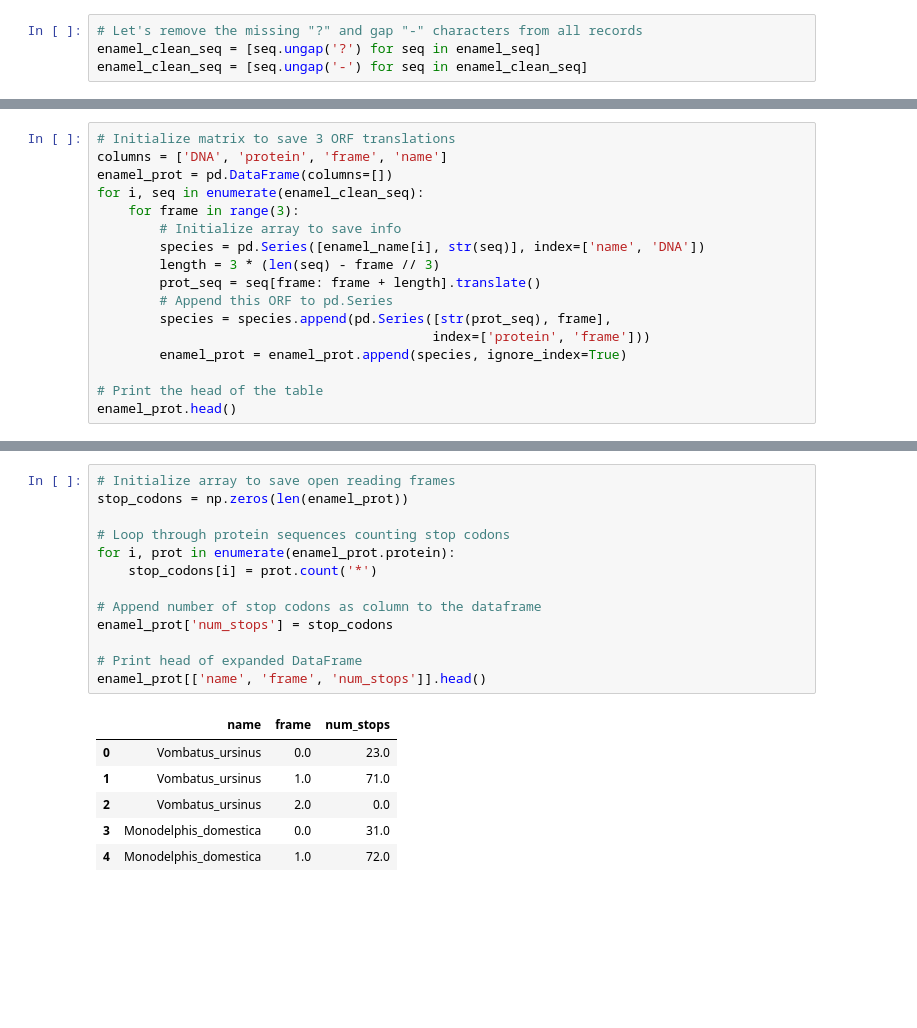
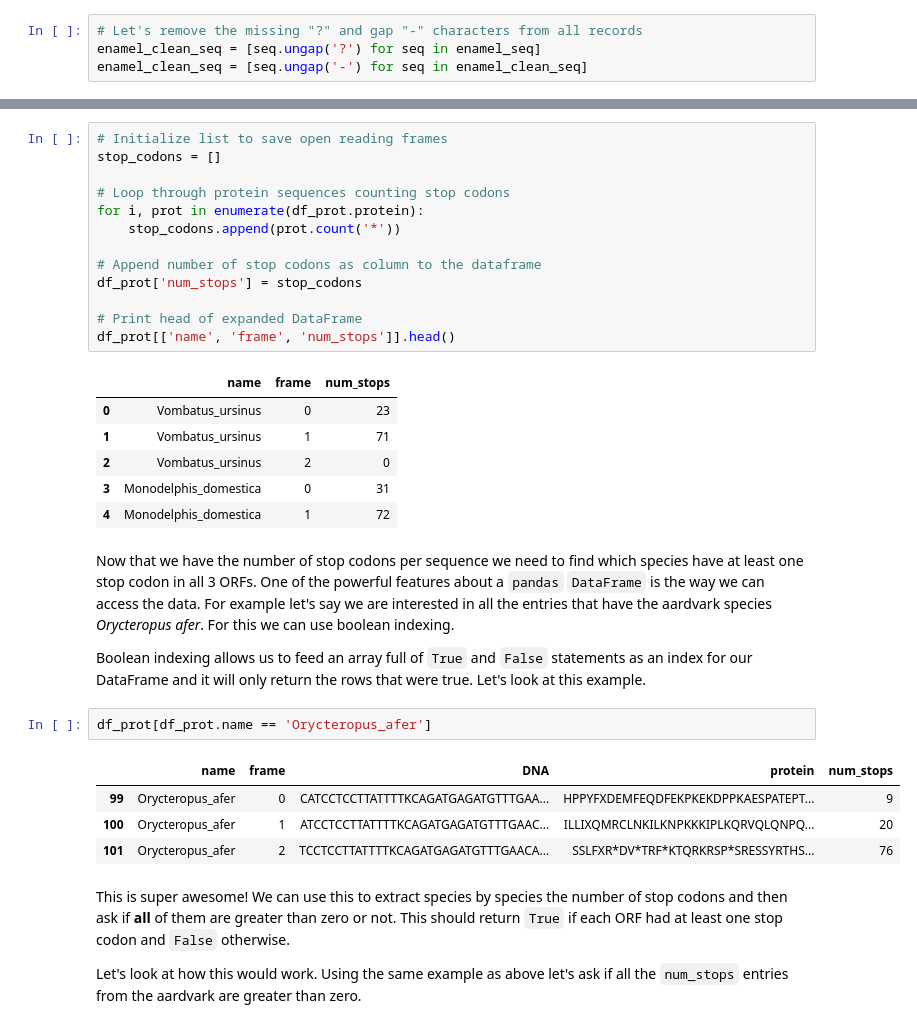
Before and after one commit to RPGroup-PBoC/bige105, a Jupyter notebook: code/t01_sequence_analysis_enamel.ipynb, the cells around one changed output, grey strips where cells are left out. Cells and saved outputs as stored; diff of their text form; blank space fills up the shorter version.

```diff
--- a/code/t01_sequence_analysis_enamel.ipynb
+++ b/code/t01_sequence_analysis_enamel.ipynb
@@ -66,17 +162,0 @@ Generate DataFrame saving all 3 ORF translations.
-# %%
-# Initialize matrix to save 3 ORF translations
-columns = ['DNA', 'protein', 'frame', 'name']
-enamel_prot = pd.DataFrame(columns=[])
-for i, seq in enumerate(enamel_clean_seq):
-    for frame in range(3):
-        # Initialize array to save info
-        species = pd.Series([enamel_name[i], str(seq)], index=['name', 'DNA'])
-        length = 3 * (len(seq) - frame // 3)
-        prot_seq = seq[frame: frame + length].translate()
-        # Append this ORF to pd.Series
-        species = species.append(pd.Series([str(prot_seq), frame],
-                                           index=['protein', 'frame']))
-        enamel_prot = enamel_prot.append(species, ignore_index=True)
-
-# Print the head of the table
-enamel_prot.head()
@@ -92,20 +251,35 @@ Find how many stop codons per ORF.
 # %%
-# Initialize array to save open reading frames
-stop_codons = np.zeros(len(enamel_prot))
+# Initialize list to save open reading frames
+stop_codons = []
 
 # Loop through protein sequences counting stop codons
-for i, prot in enumerate(enamel_prot.protein):
-    stop_codons[i] = prot.count('*')
+for i, prot in enumerate(df_prot.protein):
+    stop_codons.append(prot.count('*'))
 
 # Append number of stop codons as column to the dataframe
-enamel_prot['num_stops'] = stop_codons
+df_prot['num_stops'] = stop_codons
 
 # Print head of expanded DataFrame
-enamel_prot[['name', 'frame', 'num_stops']].head()
+df_prot[['name', 'frame', 'num_stops']].head()
 # %% [output]
 |  | name | frame | num_stops |
-| 0 | Vombatus_ursinus | 0.0 | 23.0 |
-| 1 | Vombatus_ursinus | 1.0 | 71.0 |
-| 2 | Vombatus_ursinus | 2.0 | 0.0 |
-| 3 | Monodelphis_domestica | 0.0 | 31.0 |
-| 4 | Monodelphis_domestica | 1.0 | 72.0 |
+| 0 | Vombatus_ursinus | 0 | 23 |
+| 1 | Vombatus_ursinus | 1 | 71 |
+| 2 | Vombatus_ursinus | 2 | 0 |
+| 3 | Monodelphis_domestica | 0 | 31 |
+| 4 | Monodelphis_domestica | 1 | 72 |
+# %% [markdown]
+Now that we have the number of stop codons per sequence we need to find which species have at least one stop codon in all 3 ORFs. One of the powerful features about a `pandas` `DataFrame` is the way we can access the data. For example let's say we are interested in all the entries that have the aardvark species *Orycteropus afer*. For this we can use boolean indexing.
+
+Boolean indexing allows us to feed an array full of `True` and `False` statements as an index for our DataFrame and it will only return the rows that were true. Let's look at this example.
+# %%
+df_prot[df_prot.name == 'Orycteropus_afer']
+# %% [output]
+|  | name | frame | DNA | protein | num_stops |
+| 99 | Orycteropus_afer | 0 | CATCCTCCTTATTTTKCAGATGAGATGTTTGAA... | HPPYFXDEMFEQDFEKPKEKDPPKAESPATEPT... | 9 |
+| 100 | Orycteropus_afer | 1 | ATCCTCCTTATTTTKCAGATGAGATGTTTGAAC... | ILLIXQMRCLNKILKNPKKKIPLKQRVQLQNPQ... | 20 |
+| 101 | Orycteropus_afer | 2 | TCCTCCTTATTTTKCAGATGAGATGTTTGAACA... | SSLFXR*DV*TRF*KTQRKRSP*SRESSYRTHS... | 76 |
+# %% [markdown]
+This is super awesome! We can use this to extract species by species the number of stop codons and then ask if **all** of them are greater than zero or not. This should return `True` if each ORF had at least one stop codon and `False` otherwise.
+
+Let's look at how this would work. Using the same example as above let's ask if all the `num_stops` entries from the aardvark are greater than zero.
```
Also changed, not shown: parts of 55 cells of this notebook, 2 other files.
